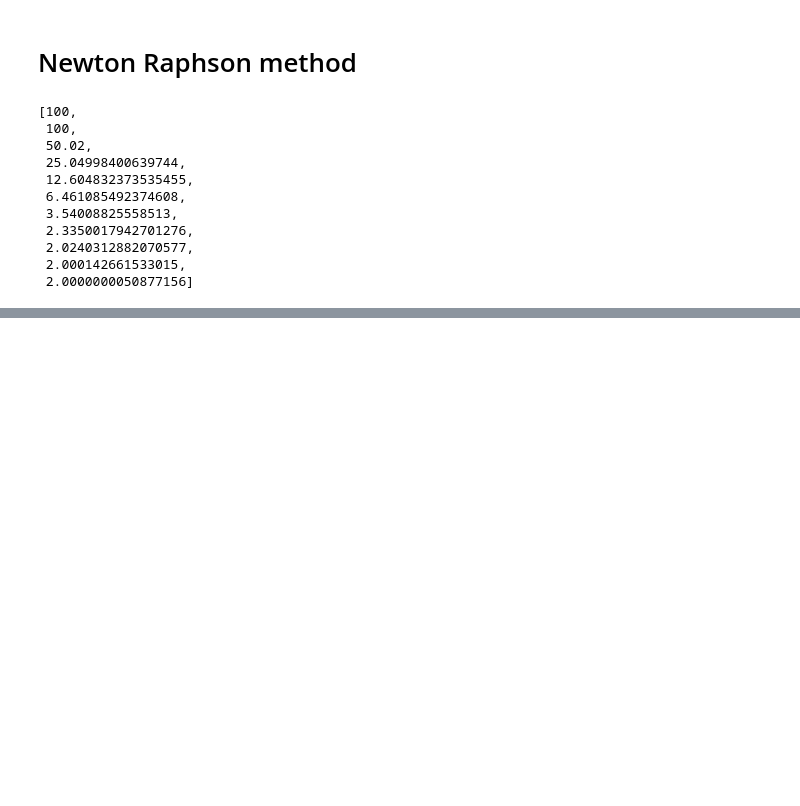
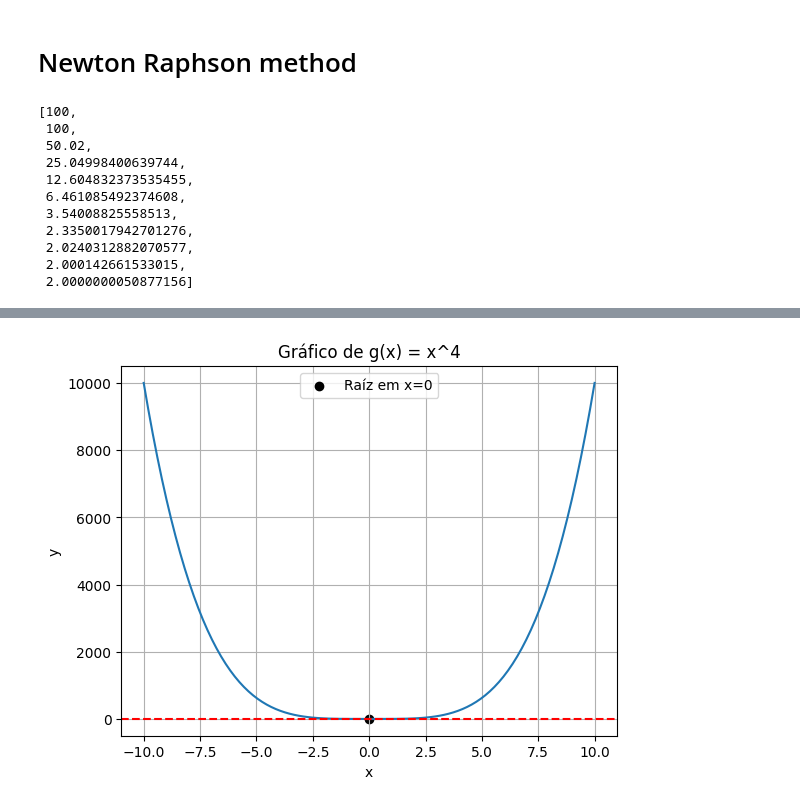
Before and after one commit to IronZiiz/computing_physics_methods, a Jupyter notebook: Aula_6_equation_roots.ipynb, the cells around one changed output, grey strips where cells are left out. Drawn from its saved outputs; the diff is of its cells as text; code cells hidden in the pictures; blank space fills up the shorter version.

```diff
--- a/Aula_6_equation_roots.ipynb
+++ b/Aula_6_equation_roots.ipynb
@@ -126,0 +182,20 @@ my_newton_raphson(f, df, x0, 1000, 1e-6)
+# %%
+def g(x):
+  return x**4
+
+def dg(x):
+  return 4*x**3
+# %%
+x = np.linspace(-10, 10, 100)
+y = g(x)
+plt.plot(x, y)
+plt.xlabel('x')
+plt.ylabel('y')
+plt.title('Gráfico de g(x) = x^4')
+plt.grid(True)
+plt.axhline(y=0, color='r', linestyle='--')
+plt.scatter(0, 0, color='black', label='Raíz em x=0')
+plt.legend()
+plt.show()
+# %% [output]
+[figure, added]
```
Also changed, not shown: parts of 21 cells of this notebook.
